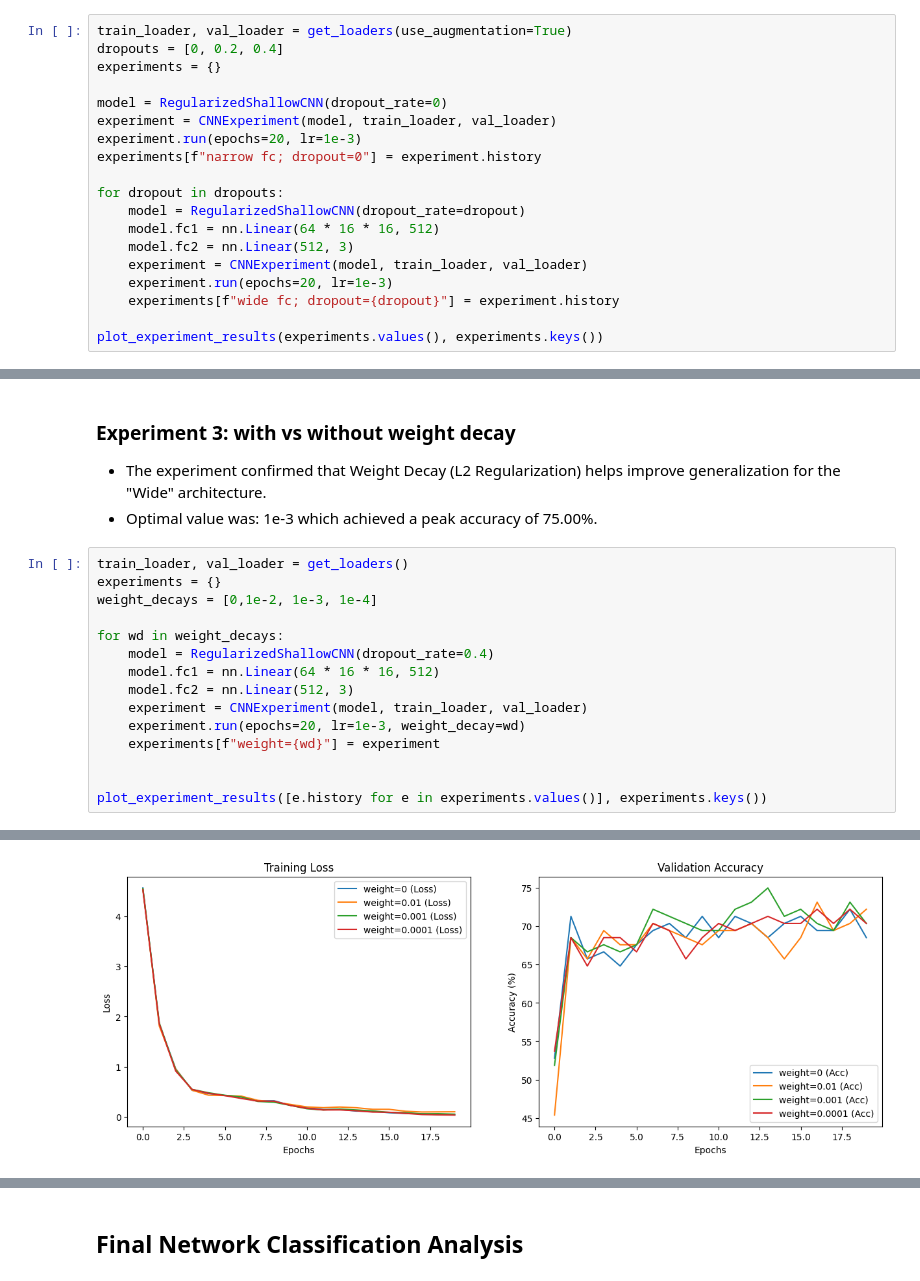
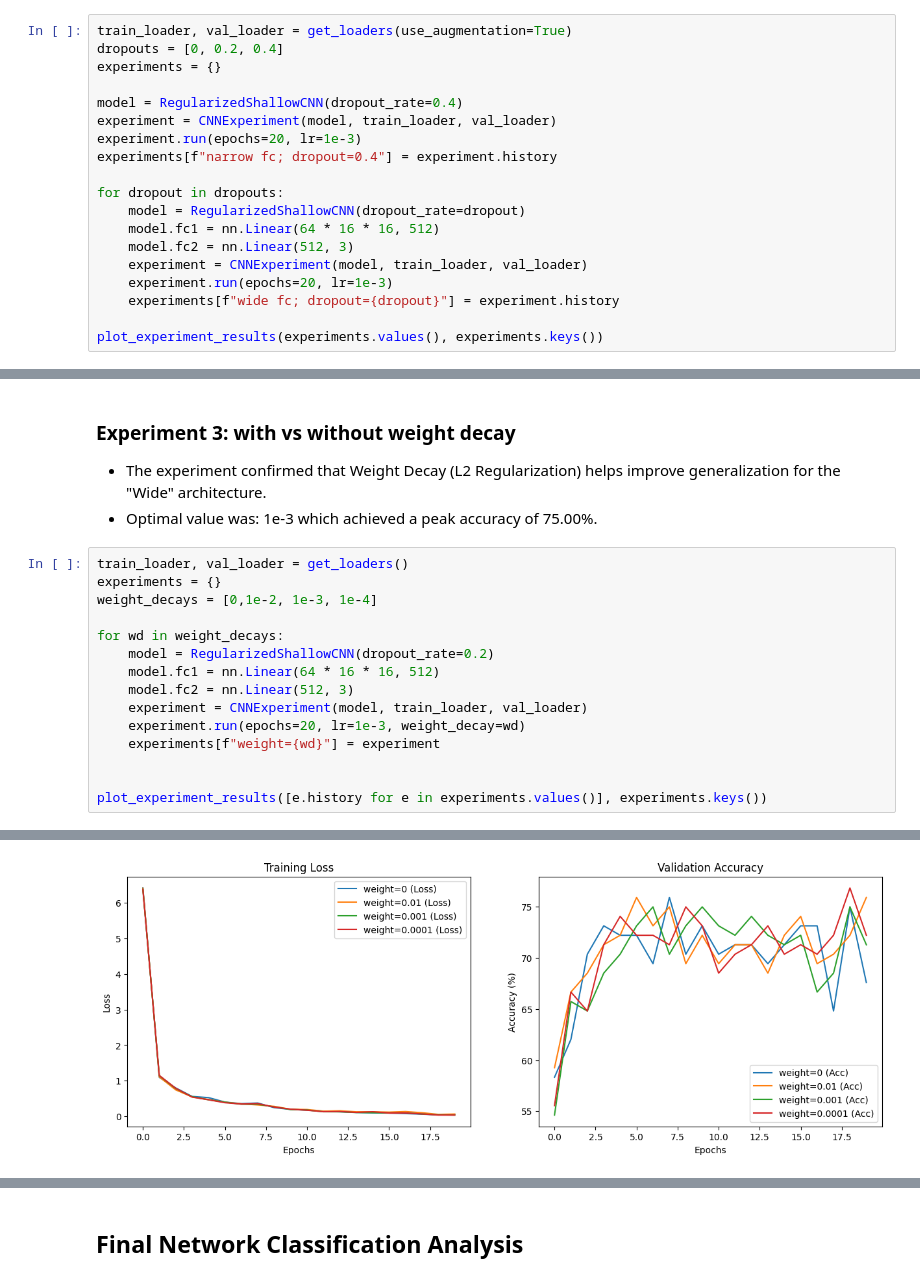
Before and after one commit to shaytoledo/fainting_image_classifier, a Jupyter notebook: final_project_pytorch/main.ipynb, the cells around one changed output, grey strips where cells are left out. Drawn from its saved outputs; the diff is of its cells as text.

```diff
--- a/final_project_pytorch/main.ipynb
+++ b/final_project_pytorch/main.ipynb
@@ -870,10 +870,10 @@ train_loader, val_loader = get_loaders(use_augmentation=True)
 dropouts = [0, 0.2, 0.4]
 experiments = {}
 
-model = RegularizedShallowCNN(dropout_rate=0)
+model = RegularizedShallowCNN(dropout_rate=0.4)
 experiment = CNNExperiment(model, train_loader, val_loader)
 experiment.run(epochs=20, lr=1e-3)
-experiments[f"narrow fc; dropout=0"] = experiment.history
+experiments[f"narrow fc; dropout=0.4"] = experiment.history
 
 for dropout in dropouts:
     model = RegularizedShallowCNN(dropout_rate=dropout)
@@ -913,7 +913,7 @@ experiments = {}
 weight_decays = [0,1e-2, 1e-3, 1e-4]
 
 for wd in weight_decays:
-    model = RegularizedShallowCNN(dropout_rate=0.4)
+    model = RegularizedShallowCNN(dropout_rate=0.2)
     model.fc1 = nn.Linear(64 * 16 * 16, 512)
     model.fc2 = nn.Linear(512, 3)
     experiment = CNNExperiment(model, train_loader, val_loader)
@@ -943,3 +943,3 @@ Epoch 20/20 - Loss: 0.0324, Val Acc: 70.37%
-[figure, old version]
+[figure, new version]
 # %% [markdown]
 ## step 3 - Conclusions
```
Also changed, not shown: parts of 5 cells of this notebook.
